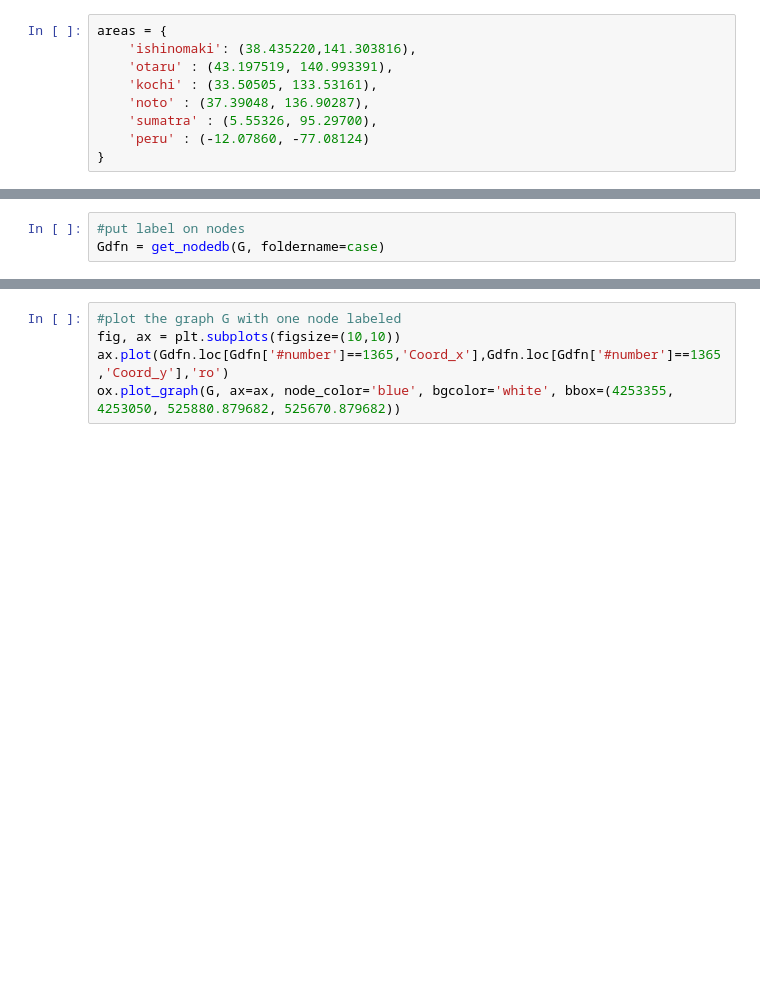
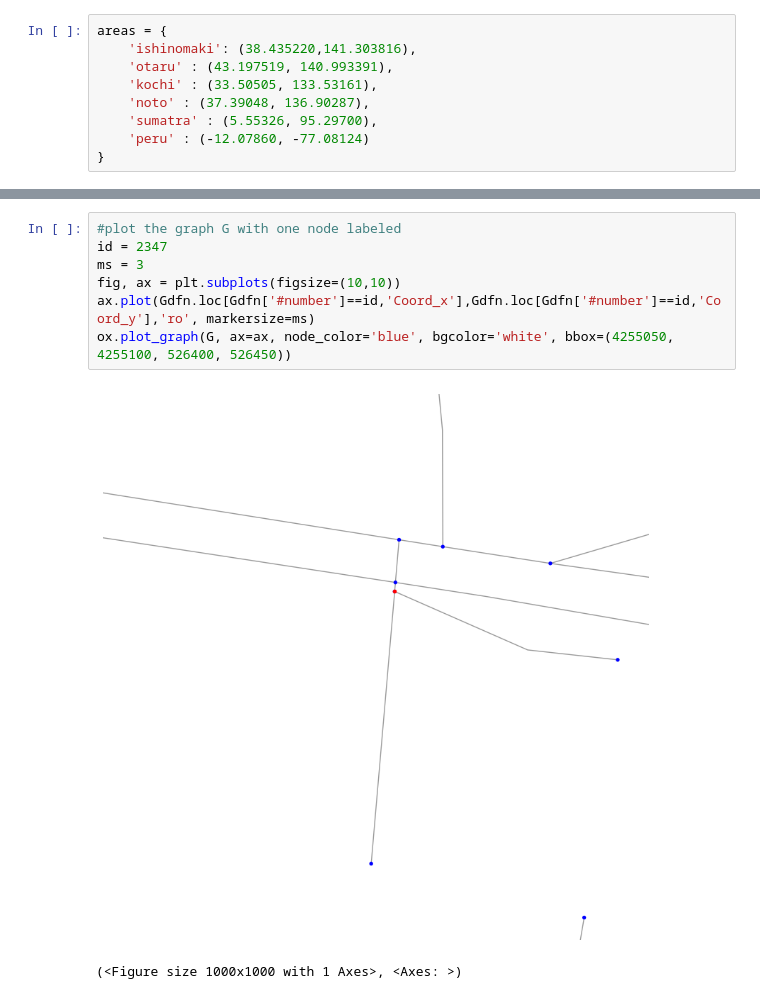
Before and after one commit to erick2307/2024_Urushibara, a Jupyter notebook: dashboard_shortestpath.ipynb, the cells around one changed output, grey strips where cells are left out. Saved outputs shown, nothing was run; the diff lists cells and outputs as text; blank space fills up the shorter version.

```diff
--- a/dashboard_shortestpath.ipynb
+++ b/dashboard_shortestpath.ipynb
@@ -320,3 +430,0 @@ G = download_nwk(areas[case][0],areas[case][1],1000,show=False, save=True, folde
-# %%
-#put label on nodes
-Gdfn = get_nodedb(G, foldername=case)
@@ -325,8 +552,13 @@ Gdfn.loc[Gdfn['#number']==1365]
 # %%
 #plot the graph G with one node labeled
+id = 2347
+ms = 3
 fig, ax = plt.subplots(figsize=(10,10))
-ax.plot(Gdfn.loc[Gdfn['#number']==1365,'Coord_x'],Gdfn.loc[Gdfn['#number']==1365,'Coord_y'],'ro')
-ox.plot_graph(G, ax=ax, node_color='blue', bgcolor='white', bbox=(4253355, 4253050, 525880.879682, 525670.879682))
+ax.plot(Gdfn.loc[Gdfn['#number']==id,'Coord_x'],Gdfn.loc[Gdfn['#number']==id,'Coord_y'],'ro', markersize=ms)
+ox.plot_graph(G, ax=ax, node_color='blue', bgcolor='white', bbox=(4255050, 4255100, 526400, 526450))
+# %% [output]
+[figure, added]
+(<Figure size 1000x1000 with 1 Axes>, <Axes: >)
 # %%
 Gdfn = pd.DataFrame(G.nodes(data=True))
 Gdfn.head()
```
Also changed, not shown: parts of 20 cells of this notebook, 8 other files.
